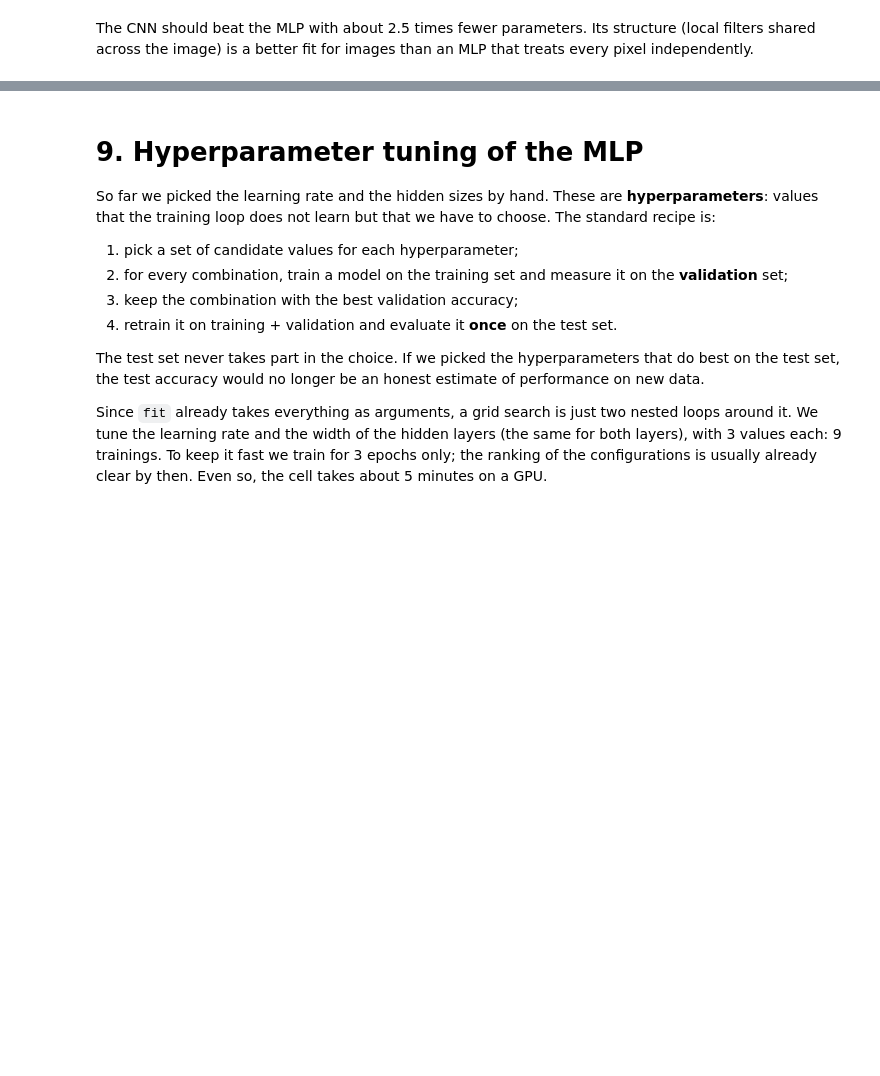
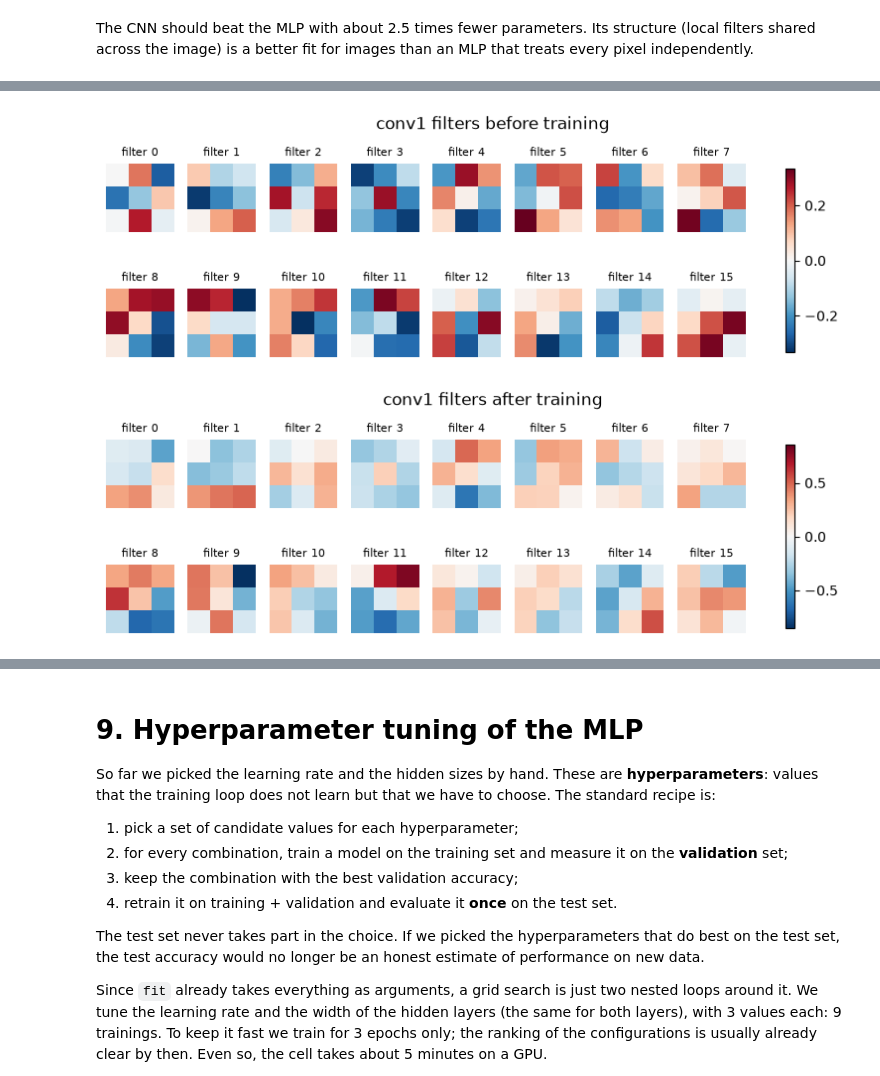
Before and after one commit to progManu/mdmc_dl_hands_on, a Jupyter notebook: solutions/solved_hands_on_1.ipynb, the cells around one changed output, grey strips where cells are left out. Saved outputs shown, nothing was run; the diff lists cells and outputs as text; code cells hidden in the pictures; blank space fills up the shorter version.

Commit message:
feat: adding filter and activations extraction to notebook 1 and refactoring code for hands on 2

```diff
--- a/solutions/solved_hands_on_1.ipynb
+++ b/solutions/solved_hands_on_1.ipynb
@@ -621,0 +628,26 @@ The CNN should beat the MLP with about 2.5 times fewer parameters. Its structure
+# %%
+def plot_filters(weight, title, ncols=8):
+    # weight: (out_channels, 1, k, k), the filters of a conv layer whose input has 1 channel
+    w = weight.detach().cpu()[:, 0]                  # (out_channels, k, k)
+    vmax = w.abs().max()                             # symmetric color scale, the same for every filter
+    nrows = int(np.ceil(len(w) / ncols))
+    fig, axes = plt.subplots(nrows, ncols, figsize=(1.3 * ncols, 1.5 * nrows))
+    for i, ax in enumerate(axes.flat):
+        ax.set_axis_off()
+        if i < len(w):
+            im = ax.imshow(w[i], cmap="RdBu_r", vmin=-vmax, vmax=vmax)
+            ax.set_title(f"filter {i}", fontsize=8)
+    fig.colorbar(im, ax=axes, shrink=0.8)
+    fig.suptitle(title)
+    plt.show()
+
+
+# same seed as before training: this is exactly the network we started from
+torch.manual_seed(0)
+untrained_cnn = CNN().to(DEVICE)
+
+plot_filters(untrained_cnn.conv1.weight, "conv1 filters before training")
+plot_filters(cnn.conv1.weight, "conv1 filters after training")
+# %% [output]
+[figure, added]
+[figure, added]
```
Also changed, not shown: parts of 8 cells of this notebook, 3 other files.
